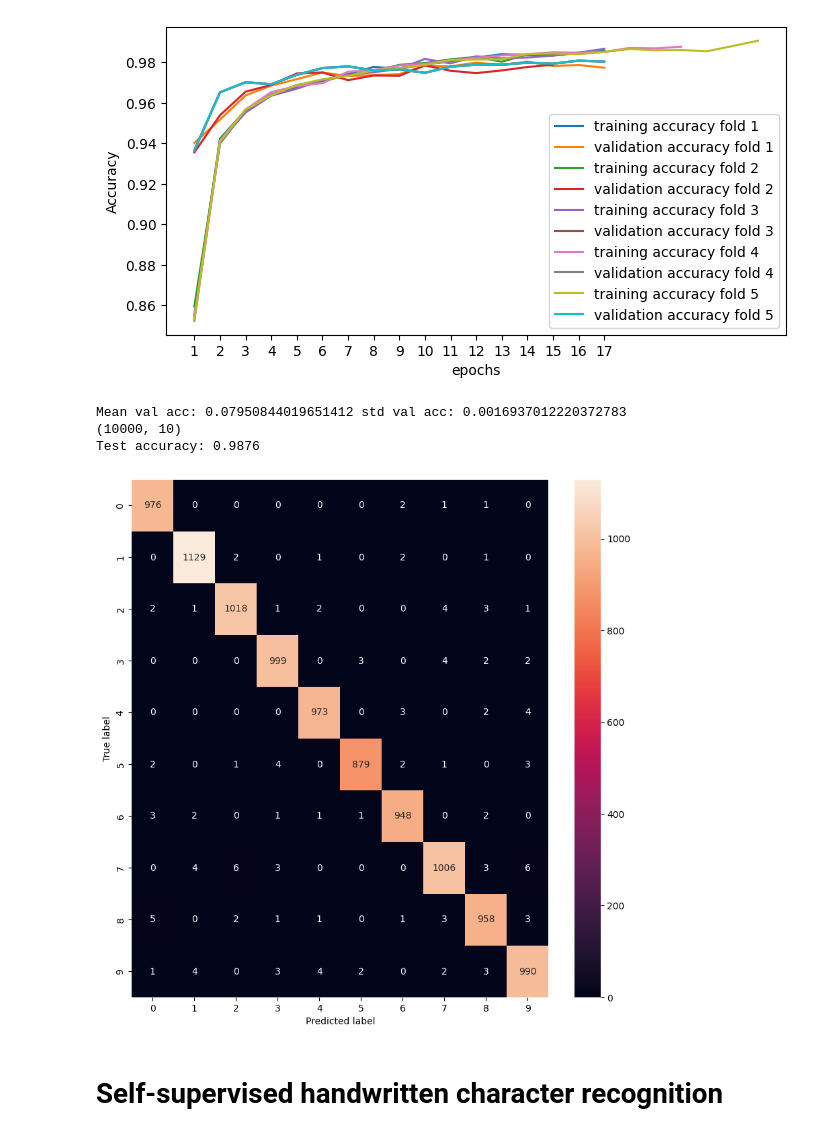
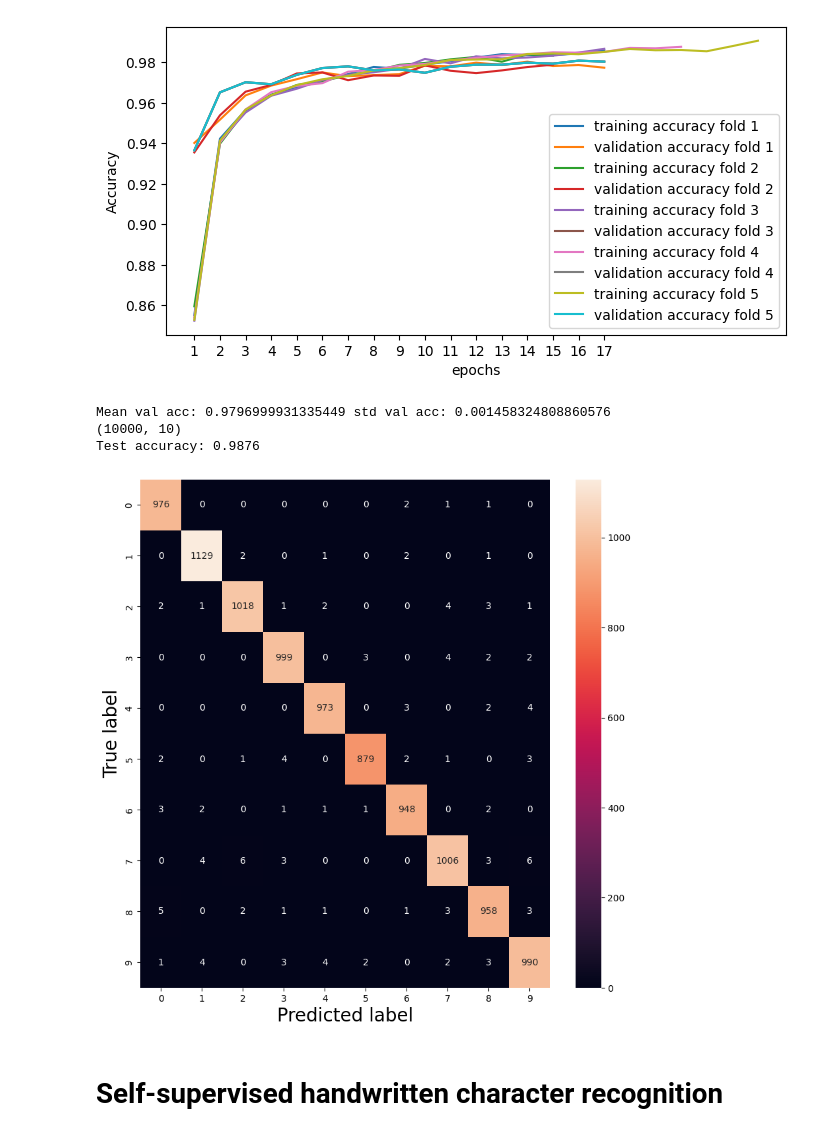
Before and after one commit to Lisa-dk/self-supervised-mnist, a Jupyter notebook: HTR_mwe.ipynb, the cells around one changed output. Saved outputs shown, nothing was run; the diff lists cells and outputs as text; code cells hidden in the pictures.

```diff
--- a/HTR_mwe.ipynb
+++ b/HTR_mwe.ipynb
@@ -303,34 +303,34 @@ plt.show()
 [figure]
 [figure]
 # %%
-mean_val_acc = np.mean([res[i].history['val_loss'][-1] for i in range(len(res.keys()))])
-stdval_acc = np.std([res[i].history['val_loss'][-1] for i in range(len(res.keys()))])
+mean_val_acc = np.mean([res[i].history['val_acc'][-1] for i in range(len(res.keys()))])
+stdval_acc = np.std([res[i].history['val_acc'][-1] for i in range(len(res.keys()))])
 
 print("Mean val acc:", mean_val_acc, "std val acc:", stdval_acc)
 
 y_pred = np.mean([preds[i] for i in range(len(preds.keys()))], axis=0)
 print(y_pred.shape)
 
 y_pred = np.argmax(y_pred, axis = 1)
 y_true = np.argmax(y_test, axis = 1)
 
 accuracy = accuracy_score(y_true, y_pred)
 conf_mat = confusion_matrix(y_true, y_pred)
 
 print("Test accuracy:", accuracy)
 
 fig = plt.figure(figsize=(10, 10))
 sns.heatmap(conf_mat, annot=True, fmt='g')
-plt.ylabel("True label")
-plt.xlabel("Predicted label")
+plt.ylabel("True label", fontsize=20)
+plt.xlabel("Predicted label", fontsize=20)
 if aug:
 	plt.savefig('super_hcr_confmat_aug.png')
 plt.show()
 # %% [output]
-Mean val acc: 0.07950844019651412 std val acc: 0.0016937012220372783
+Mean val acc: 0.9796999931335449 std val acc: 0.001458324808860576
 (10000, 10)
 Test accuracy: 0.9876
-[figure, old version]
+[figure, new version]
 # %% [markdown]
 # Self-supervised handwritten character recognition
 # %% [markdown]
```
